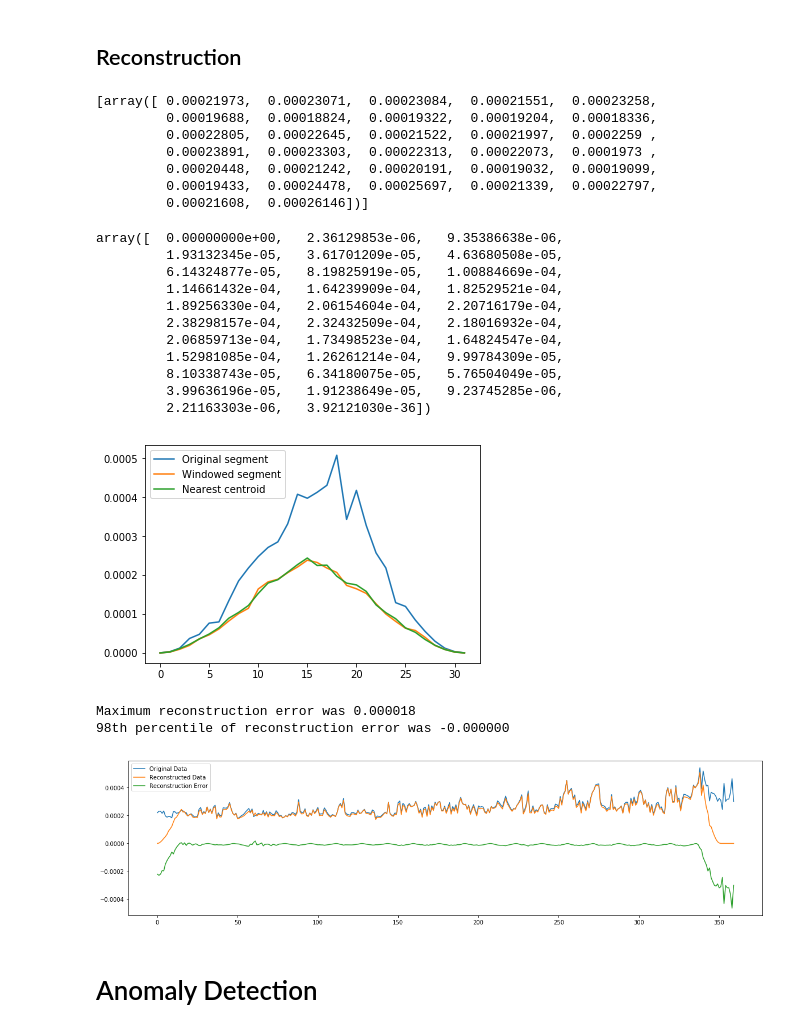
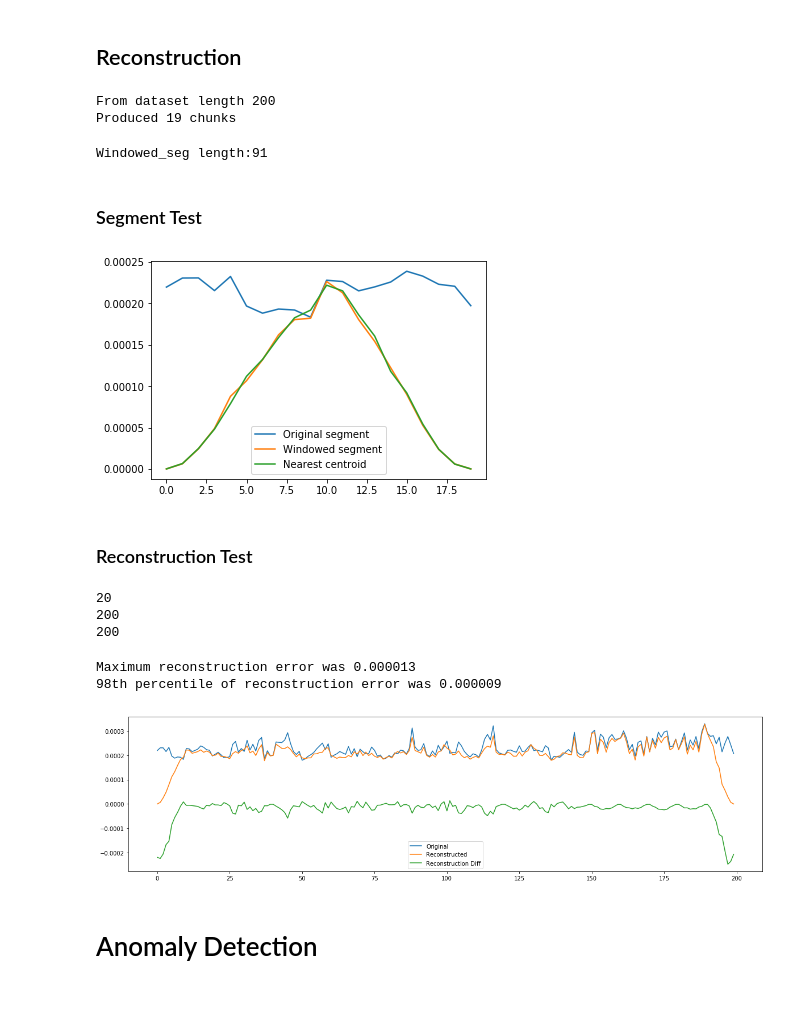
Before and after one commit to xw0078/ub_fall17_seb, a Jupyter notebook: Dataset Overview and Anomaly Detection.ipynb, the cells around one changed output. Drawn from its saved outputs; the diff is of its cells as text; code cells hidden in the pictures; blank space fills up the shorter version.

```diff
--- a/Dataset Overview.ipynb
+++ b/Dataset Overview and Anomaly Detection.ipynb
@@ -175,12 +216,13 @@ def plot_waves(waves, step):
 # %% [markdown]
 ## Windowing Data
 # %%
-segment_len = 32
+segment_len = 20
 slide_len = 2
 segments = []
 df = df_base_1m['1W-2_12']
 df.shape
 df[0:5]
+plt.figure(figsize=(20, 5))
 plt.plot(df[0:300])
 # %% [output]
 [<matplotlib.lines.Line2D at 0x...>]
@@ -188,3 +230,4 @@ plt.plot(df[0:300])
 # %%
+df = df[0:200]
 df.shape
 # %% [output]
@@ -225,7 +272,7 @@ plot_waves(windowed_segments, step=3)
 # %% [markdown]
 ## Clustering
 # %%
-clusterer = KMeans(n_clusters=150)
+clusterer = KMeans(n_clusters=50)
 clusterer.fit(windowed_segments)
 # %% [output]
 KMeans(algorithm='auto', copy_x=True, init='k-means++', max_iter=300,
@@ -239,21 +286,14 @@ plot_waves(clusterer.cluster_centers_, step=15)
 ## Reconstruction
 # %%
 slide_len = int(segment_len/2)
-test_segments = learn_utils.sliding_chunker(
+test_segments = sliding_chunker(
     df,
     window_len=segment_len,
     slide_len=slide_len
 )
-
-[test_segments[0]]
 # %% [output]
-[array([ 0.00021973,  0.00023071,  0.00023084,  0.00021551,  0.00023258,
-         0.00019688,  0.00018824,  0.00019322,  0.00019204,  0.00018336,
-         0.00022805,  0.00022645,  0.00021522,  0.00021997,  0.0002259 ,
-         0.00023891,  0.00023303,  0.00022313,  0.00022073,  0.0001973 ,
-         0.00020448,  0.00021242,  0.00020191,  0.00019032,  0.00019099,
-         0.00019433,  0.00024478,  0.00025697,  0.00021339,  0.00022797,
-         0.00021608,  0.00026146])]
+From dataset length 200
+Produced 19 chunks
 # %%
 centroids = clusterer.cluster_centers_
 segment = np.copy(test_segments[0])
@@ -261,19 +301,11 @@ segment = np.copy(test_segments[0])
 # remember, the clustering was set up using the windowed data
 # so to find a match, we should also window our search key
 windowed_segment = segment * window
-windowed_segment
+print("Windowed_seg length:%d" % len(windowed_segments))
 # %% [output]
-array([  0.00000000e+00,   2.36129853e-06,   9.35386638e-06,
-         1.93132345e-05,   3.61701209e-05,   4.63680508e-05,
-         6.14324877e-05,   8.19825919e-05,   1.00884669e-04,
-         1.14661432e-04,   1.64239909e-04,   1.82529521e-04,
-         1.89256330e-04,   2.06154604e-04,   2.20716179e-04,
-         2.38298157e-04,   2.32432509e-04,   2.18016932e-04,
-         2.06859713e-04,   1.73498523e-04,   1.64824547e-04,
-         1.52981085e-04,   1.26261214e-04,   9.99784309e-05,
-         8.10338743e-05,   6.34180075e-05,   5.76504049e-05,
-         3.99636196e-05,   1.91238649e-05,   9.23745285e-06,
-         2.21163303e-06,   3.92121030e-36])
+Windowed_seg length:91
+# %% [markdown]
+### Segment Test
 # %%
 # predict() returns a list of centres to cope with the possibility of multiple
 # samples being passed
@@ -286,4 +318,17 @@ plt.plot(nearest_centroid, label="Nearest centroid")
 plt.legend()
 plt.show()
 # %% [output]
-[figure, old version]
+[figure, new version]
+# %% [markdown]
+### Reconstruction Test
+# %%
+print(len(test_segments[0]))
+print(len(df))
+
+reconstruction = np.zeros(len(df))
+slide_len = int(segment_len/2)
+print(len(reconstruction))
+# %% [output]
+20
+200
+200
@@ -290,34 +348,18 @@ plt.show()
 # %%
-reconstruction = np.zeros(len(df))
-slide_len = int(segment_len/2)
-
-for segment_n, segment in enumerate(test_segments):
-    # don't modify the data in segments
-    segment = np.copy(segment)
-    segment *= window
-    nearest_centroid_idx = clusterer.predict([segment])[0]
-    centroids = clusterer.cluster_centers_
-    nearest_centroid = np.copy(centroids[nearest_centroid_idx])
-
-    # overlay our reconstructed segments with an overlap of half a segment
-    pos = segment_n * slide_len
-    reconstruction[pos:pos+segment_len] += nearest_centroid
-
 n_plot_samples = 360
-
 error = reconstruction[0:n_plot_samples] - df[0:n_plot_samples]
 error_98th_percentile = np.percentile(error, 98)
 print("Maximum reconstruction error was %f" % error.max())
 print("98th percentile of reconstruction error was %f" % error_98th_percentile)
 plt.figure(figsize=(20, 5))
-plt.plot(df[0:n_plot_samples], label="Original Data")
-plt.plot(reconstruction[0:n_plot_samples], label="Reconstructed Data")
-plt.plot(error[0:n_plot_samples], label="Reconstruction Error")
+plt.plot(df[0:n_plot_samples], label="Original")
+plt.plot(reconstruction[0:n_plot_samples], label="Reconstructed")
+plt.plot(error[0:n_plot_samples], label="Reconstruction Diff")
 plt.legend()
 plt.show()
 # %% [output]
-Maximum reconstruction error was 0.000018
-98th percentile of reconstruction error was -0.000000
+Maximum reconstruction error was 0.000013
+98th percentile of reconstruction error was 0.000009
-[figure, old version]
+[figure, new version]
 # %% [markdown]
 # Anomaly Detection
```
Also changed, not shown: parts of 20 cells of this notebook, 1 other file.
